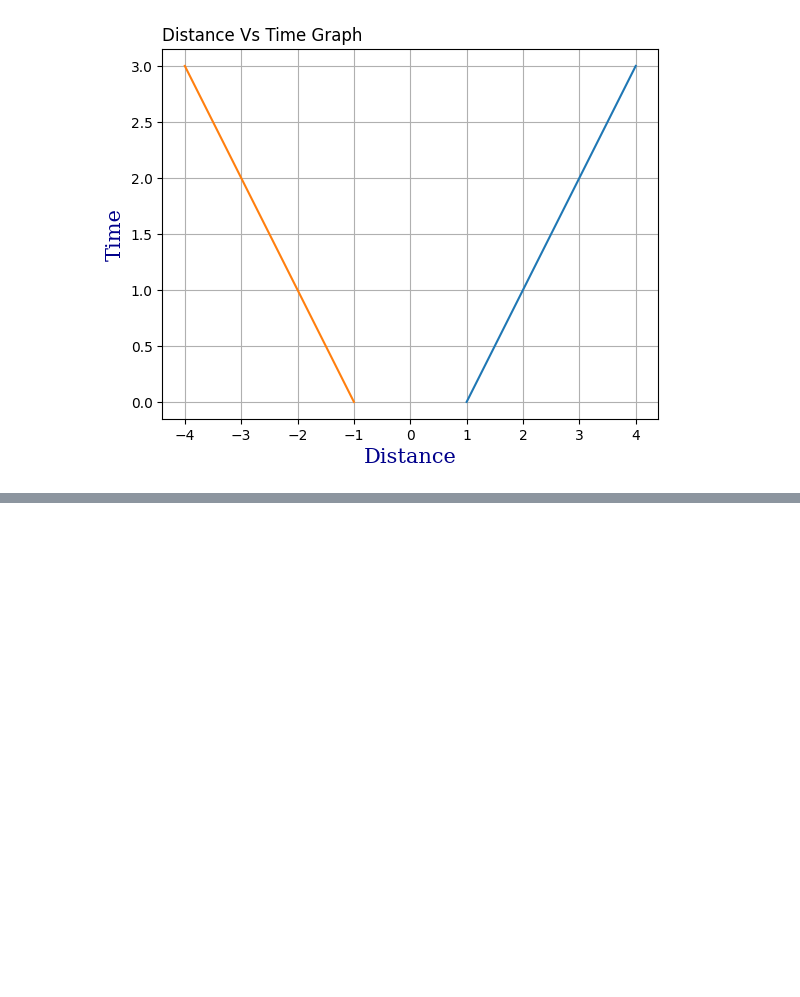
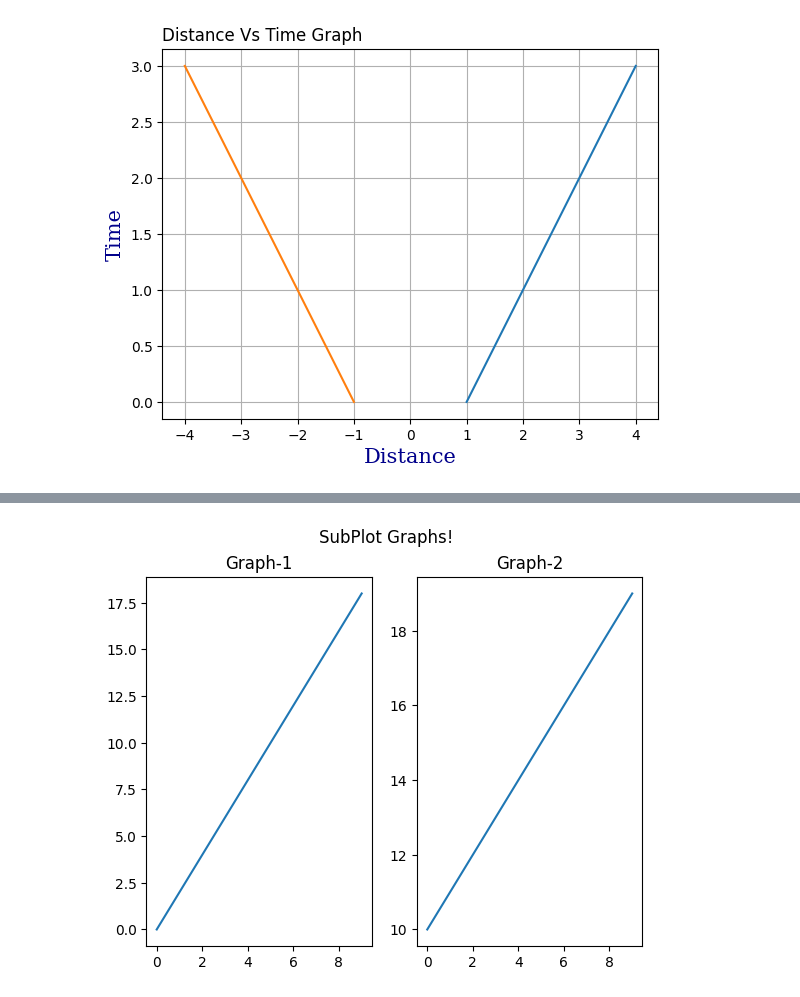
Before and after one commit to themysterysolver/PYTHON_BASICS, a Jupyter notebook: MATPLOTLIB/Matplotlib.ipynb, the cells around one changed output, grey strips where cells are left out. Cells and saved outputs as stored; diff of their text form; code cells hidden in the pictures; blank space fills up the shorter version.

Commit message:
FEAT:subplot()

```diff
--- a/MATPLOTLIB/Matplotlib.ipynb
+++ b/MATPLOTLIB/Matplotlib.ipynb
@@ -110,0 +128,13 @@ plt.grid() #axis='x' or axis='y' color,linestyle,linewidwth can be given to grid
+# %%
+plt.subplot(1,2,1)
+plt.plot(x3,y3)
+plt.title('Graph-1')
+
+plt.subplot(1,2,2)
+plt.plot(x4,y4)
+plt.title('Graph-2')
+
+plt.suptitle('SubPlot Graphs!')
+plt.show()
+# %% [output]
+[figure, added]
```
Also changed, not shown: parts of 2 cells of this notebook.
